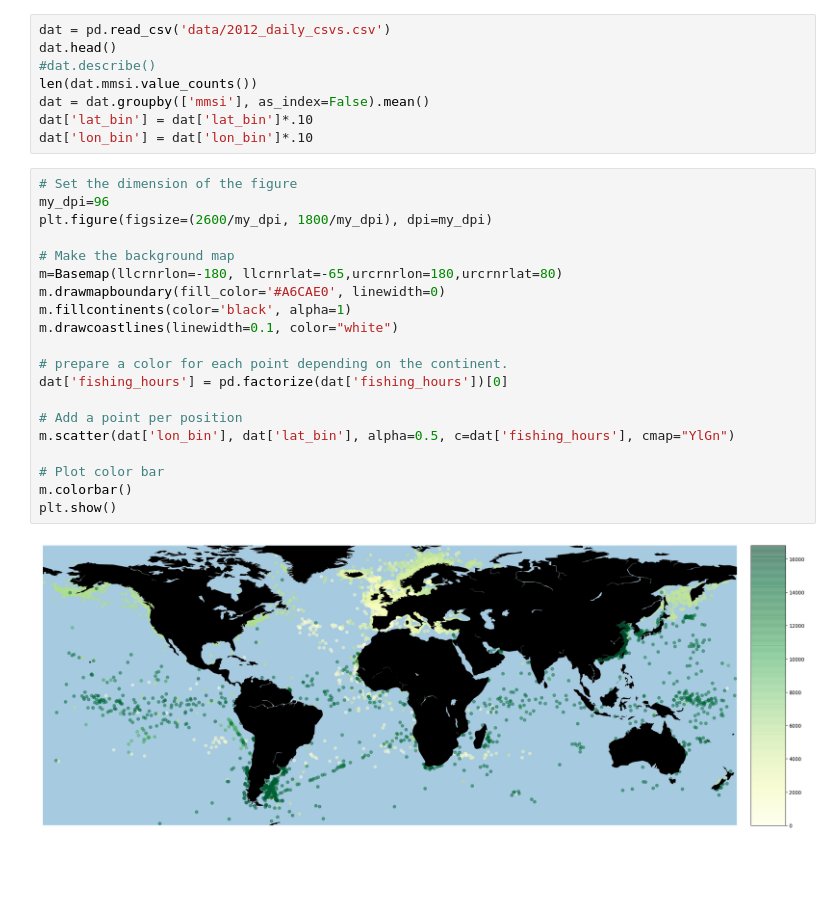
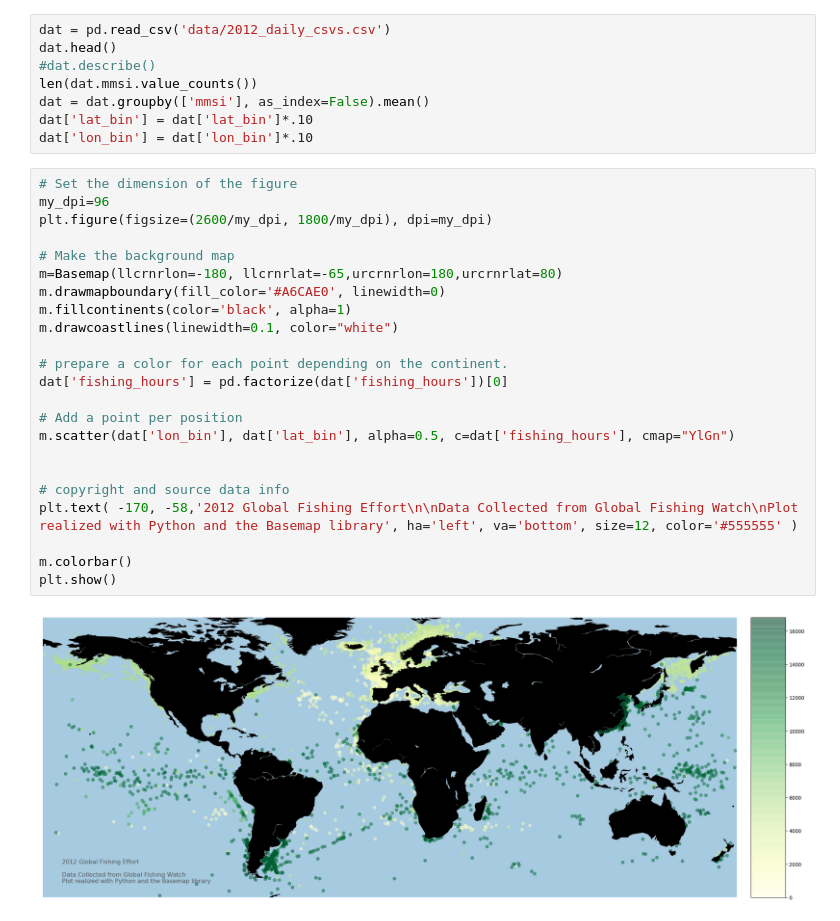
Before and after one commit to johnwoodill/GlobalFishingWatch-EDA, a Jupyter notebook: fishing_effort_byvessel.ipynb, the cells around one changed output. Drawn from its saved outputs; the diff is of its cells as text; blank space fills up the shorter version.

```diff
--- a/fishing_effort_byvessel.ipynb
+++ b/fishing_effort_byvessel.ipynb
@@ -42,22 +42,25 @@ dat['lon_bin'] = dat['lon_bin']*.10
 # %%
 # Set the dimension of the figure
 my_dpi=96
 plt.figure(figsize=(2600/my_dpi, 1800/my_dpi), dpi=my_dpi)
 
 # Make the background map
 m=Basemap(llcrnrlon=-180, llcrnrlat=-65,urcrnrlon=180,urcrnrlat=80)
 m.drawmapboundary(fill_color='#A6CAE0', linewidth=0)
 m.fillcontinents(color='black', alpha=1)
 m.drawcoastlines(linewidth=0.1, color="white")
 
 # prepare a color for each point depending on the continent.
 dat['fishing_hours'] = pd.factorize(dat['fishing_hours'])[0]
 
 # Add a point per position
 m.scatter(dat['lon_bin'], dat['lat_bin'], alpha=0.5, c=dat['fishing_hours'], cmap="YlGn")
 
-# Plot color bar
+
+# copyright and source data info
+plt.text( -170, -58,'2012 Global Fishing Effort\n\nData Collected from Global Fishing Watch\nPlot realized with Python and the Basemap library', ha='left', va='bottom', size=12, color='#555555' )
+
 m.colorbar()
 plt.show()
 # %% [output]
-[figure, old version]
+[figure, new version]
```
Also changed, not shown: parts of 1 cell of this notebook.
